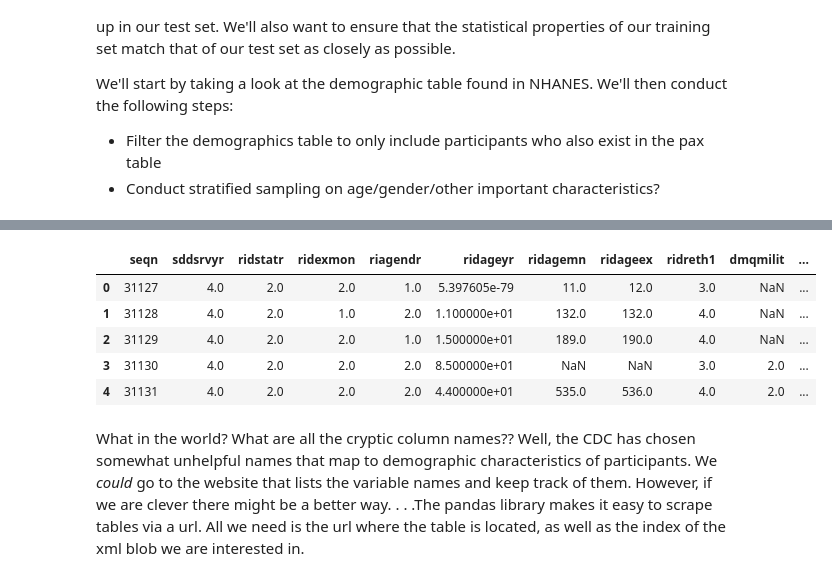
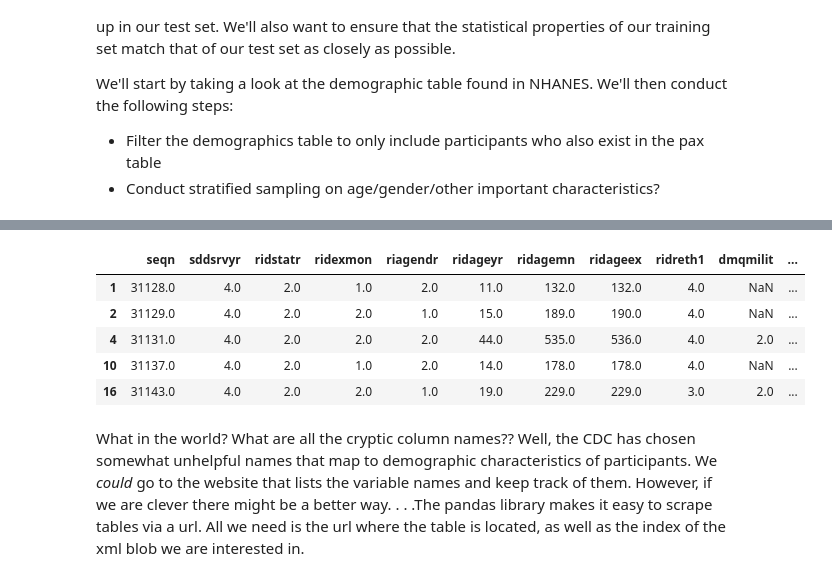
Before and after one commit to evidation-health/EvidationDataScienceModule, a Jupyter notebook: notebooks/1-Feature-Engineering.ipynb, the cells around one changed output, grey strips where cells are left out. Saved outputs shown, nothing was run; the diff lists cells and outputs as text; code cells hidden in the pictures.

```diff
--- a/notebooks/1-Feature-Engineering.ipynb
+++ b/notebooks/1-Feature-Engineering.ipynb
@@ -102,16 +94,22 @@ There is a 1:1 correspondence between these two tables. For this join, we will d
 # %%
 # Recall in the last notebook we read this from the NHANES website
 demo_df = pd.read_hdf(os.path.join(data_dir, hdf_path), 'demographics_with_sample_weights')
 
+# Recast seqn to object type for joining later
+demo_df['seqn'] = demo_df.seqn.astype(str)
+
+# Only keep participants who also have physical activity data
+demo_df = demo_df[demo_df.seqn.isin(pax.seqn.unique())]
+
 # Peek inside
 demo_df.head()
 # %% [output]
 |  | seqn | sddsrvyr | ridstatr | ridexmon | riagendr | ridageyr | ridagemn | ridageex | ridreth1 | dmqmilit | ... |
-| 0 | 31127 | 4.0 | 2.0 | 2.0 | 1.0 | 5.397605e-79 | 11.0 | 12.0 | 3.0 | NaN | ... |
-| 1 | 31128 | 4.0 | 2.0 | 1.0 | 2.0 | 1.100000e+01 | 132.0 | 132.0 | 4.0 | NaN | ... |
-| 2 | 31129 | 4.0 | 2.0 | 2.0 | 1.0 | 1.500000e+01 | 189.0 | 190.0 | 4.0 | NaN | ... |
-| 3 | 31130 | 4.0 | 2.0 | 2.0 | 2.0 | 8.500000e+01 | NaN | NaN | 3.0 | 2.0 | ... |
-| 4 | 31131 | 4.0 | 2.0 | 2.0 | 2.0 | 4.400000e+01 | 535.0 | 536.0 | 4.0 | 2.0 | ... |
+| 1 | 31128.0 | 4.0 | 2.0 | 1.0 | 2.0 | 11.0 | 132.0 | 132.0 | 4.0 | NaN | ... |
+| 2 | 31129.0 | 4.0 | 2.0 | 2.0 | 1.0 | 15.0 | 189.0 | 190.0 | 4.0 | NaN | ... |
+| 4 | 31131.0 | 4.0 | 2.0 | 2.0 | 2.0 | 44.0 | 535.0 | 536.0 | 4.0 | 2.0 | ... |
+| 10 | 31137.0 | 4.0 | 2.0 | 1.0 | 2.0 | 14.0 | 178.0 | 178.0 | 4.0 | NaN | ... |
+| 16 | 31143.0 | 4.0 | 2.0 | 2.0 | 1.0 | 19.0 | 229.0 | 229.0 | 3.0 | 2.0 | ... |
 # %% [markdown]
 What in the world? What are all the cryptic column names?? Well, the CDC has chosen somewhat unhelpful names that map to demographic characteristics of participants. We *could* go to the website that lists the variable names and keep track of them. However, if we are clever there might be a better way. . . .The pandas library makes it easy to scrape tables via a url. All we need is the url where the table is located, as well as the index of the xml blob we are interested in.
 # %%
```
Also changed, not shown: parts of 53 cells of this notebook, 5 other files.
